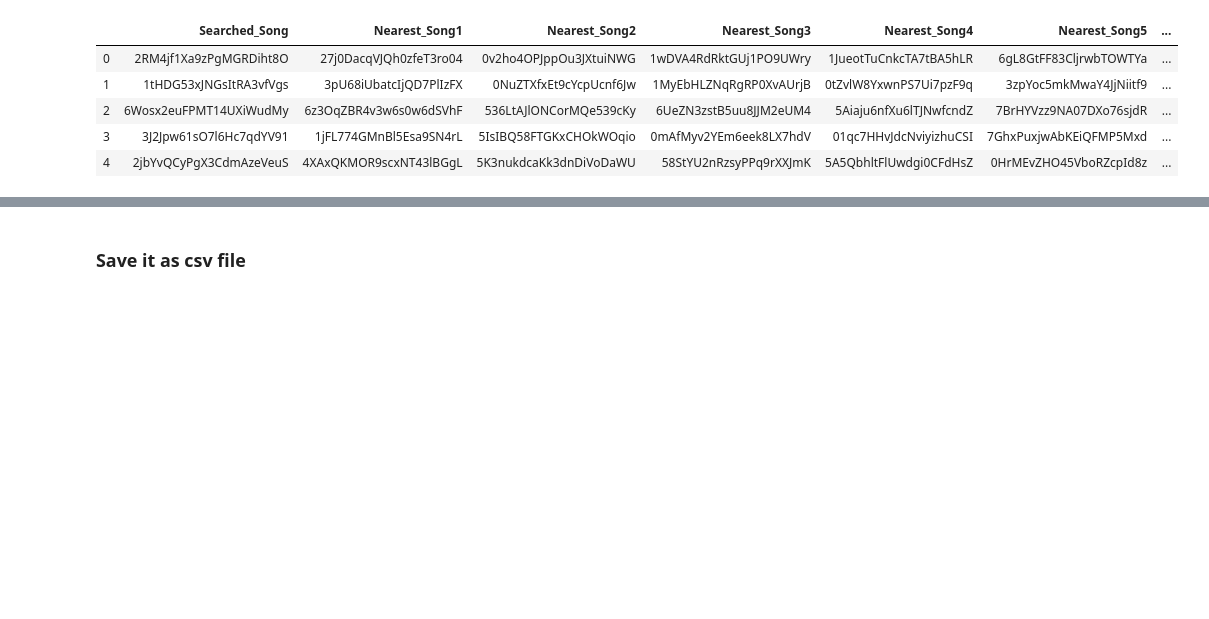
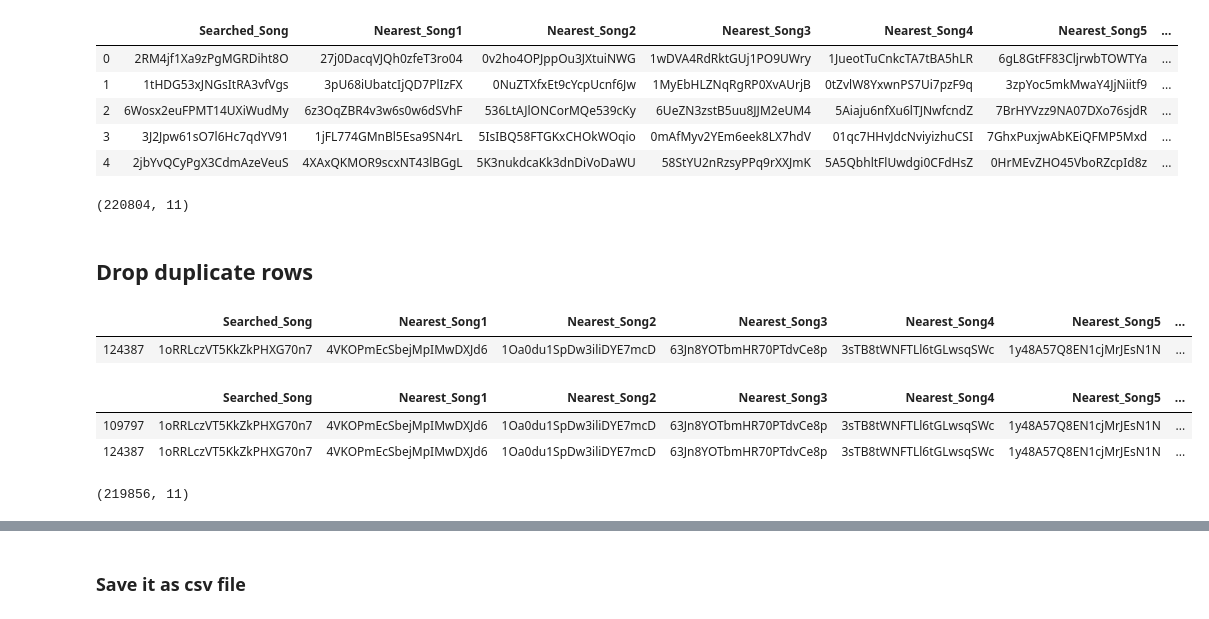
Before and after one commit to Build-Week-Spotify-Song-Suggester/Data-science, a Jupyter notebook: notebooks/2019_09_23_exploring_unsupervised_model.ipynb, the cells around one changed output, grey strips where cells are left out. Cells and saved outputs as stored; diff of their text form; code cells hidden in the pictures; blank space fills up the shorter version.

```diff
--- a/notebooks/2019_09_23_exploring_unsupervised_model.ipynb
+++ b/notebooks/2019_09_23_exploring_unsupervised_model.ipynb
@@ -95,7 +95,7 @@ def wrangle(df):
     df = df.copy()
 
     # Drop Duplicates
-    df = df[~df.duplicated(keep='first')]
+    df = df.drop_duplicates(keep='first')
 
     ## isolating values with a high level of 'speechiness' as they are generally not music but other types of recordings.
     ## converting unwanted values to null then removing those rows
@@ -199,6 +210,7 @@ track_ids = np.array(df.track_id)
 
 # A function that creates list of the each song with its nearest neighbors
 def find_similars(track_ids, indxs):
+    """For each track in the dataset find similar songs"""
     similars = []
     for row in indxs:
         ids = [track_ids[i] for i in row]
@@ -219,3 +231,25 @@ nearest_neighbors_df.head()
 | 2 | 6Wosx2euFPMT14UXiWudMy | 6z3OqZBR4v3w6s0w6dSVhF | 536LtAJlONCorMQe539cKy | 6UeZN3zstB5uu8JJM2eUM4 | 5Aiaju6nfXu6lTJNwfcndZ | 7BrHYVzz9NA07DXo76sjdR | ... |
 | 3 | 3J2Jpw61sO7l6Hc7qdYV91 | 1jFL774GMnBl5Esa9SN4rL | 5IsIBQ58FTGKxCHOkWOqio | 0mAfMyv2YEm6eek8LX7hdV | 01qc7HHvJdcNviyizhuCSI | 7GhxPuxjwAbKEiQFMP5Mxd | ... |
 | 4 | 2jbYvQCyPgX3CdmAzeVeuS | 4XAxQKMOR9scxNT43lBGgL | 5K3nukdcaKk3dnDiVoDaWU | 58StYU2nRzsyPPq9rXXJmK | 5A5QbhltFlUwdgi0CFdHsZ | 0HrMEvZHO45VboRZcpId8z | ... |
+# %%
+nearest_neighbors_df.shape
+# %% [output]
+(220804, 11)
+# %% [markdown]
+## Drop duplicate rows
+# %%
+nearest_neighbors_df[nearest_neighbors_df.duplicated()].sample(1, random_state=42)
+# %% [output]
+|  | Searched_Song | Nearest_Song1 | Nearest_Song2 | Nearest_Song3 | Nearest_Song4 | Nearest_Song5 | ... |
+| 124387 | 1oRRLczVT5KkZkPHXG70n7 | 4VKOPmEcSbejMpIMwDXJd6 | 1Oa0du1SpDw3iliDYE7mcD | 63Jn8YOTbmHR70PTdvCe8p | 3sTB8tWNFTLl6tGLwsqSWc | 1y48A57Q8EN1cjMrJEsN1N | ... |
+# %%
+nearest_neighbors_df.query('Searched_Song == "1oRRLczVT5KkZkPHXG70n7"')
+# %% [output]
+|  | Searched_Song | Nearest_Song1 | Nearest_Song2 | Nearest_Song3 | Nearest_Song4 | Nearest_Song5 | ... |
+| 109797 | 1oRRLczVT5KkZkPHXG70n7 | 4VKOPmEcSbejMpIMwDXJd6 | 1Oa0du1SpDw3iliDYE7mcD | 63Jn8YOTbmHR70PTdvCe8p | 3sTB8tWNFTLl6tGLwsqSWc | 1y48A57Q8EN1cjMrJEsN1N | ... |
+| 124387 | 1oRRLczVT5KkZkPHXG70n7 | 4VKOPmEcSbejMpIMwDXJd6 | 1Oa0du1SpDw3iliDYE7mcD | 63Jn8YOTbmHR70PTdvCe8p | 3sTB8tWNFTLl6tGLwsqSWc | 1y48A57Q8EN1cjMrJEsN1N | ... |
+# %%
+final_df1 = nearest_neighbors_df[~nearest_neighbors_df.duplicated()]
+final_df1.shape
+# %% [output]
+(219856, 11)
```
Also changed, not shown: parts of 11 cells of this notebook, 5 other files.
